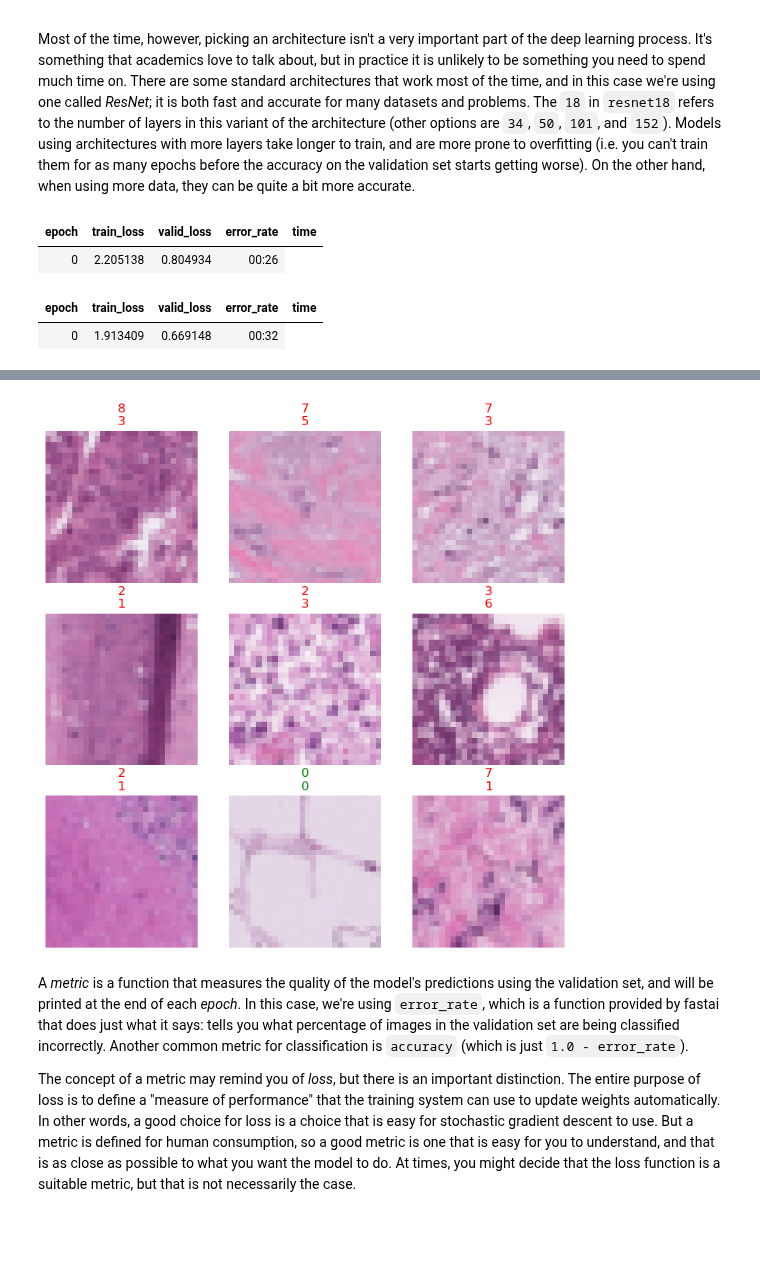
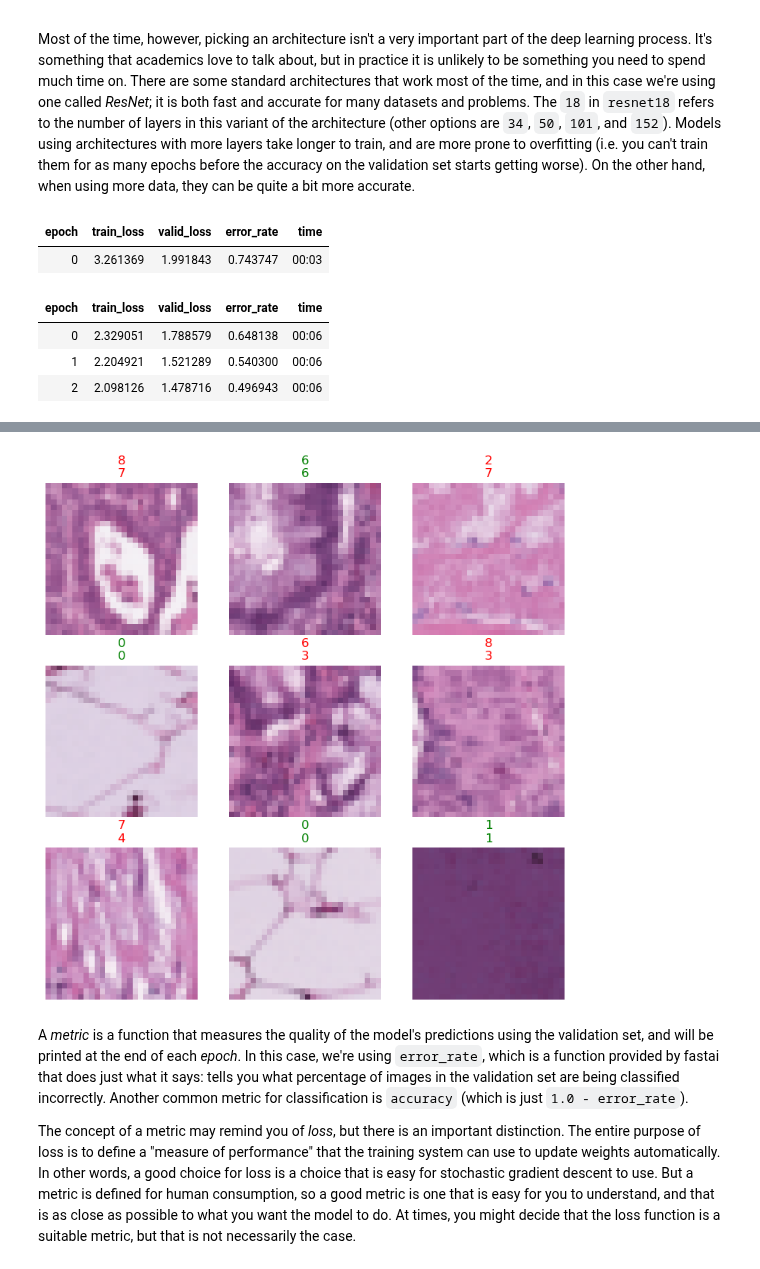
Before and after one commit to bmandracchia/ML4BD, a Jupyter notebook: chapters/21_neural networks.ipynb, the cells around one changed output, grey strips where cells are left out. Saved outputs shown, nothing was run; the diff lists cells and outputs as text; code cells hidden in the pictures; blank space fills up the shorter version.

```diff
--- a/chapters/21_neural networks.ipynb
+++ b/chapters/21_neural networks.ipynb
@@ -172,16 +172,14 @@ def medmnist_to_fastai(train_dataset, test_dataset):
 # Convert MedMNIST to DataFrame suitable for Fastai
 df_train, df_test = medmnist_to_fastai(train_dataset, test_dataset)
 
+valid_pct = 0.02 # the validation percentage is low to speed up calculations
+
 # Define DataBlock for Fastai
 dblock = DataBlock(
     blocks=(ImageBlock(PILImage), CategoryBlock),
     get_x=ColReader('image'),
     get_y=ColReader('label'),
-    splitter=RandomSplitter(valid_pct=0.2),
+    splitter=RandomSplitter(valid_pct=valid_pct),
     #item_tfms=Resize(28),
     batch_tfms=aug_transforms()
 )
-
-# Create DataLoaders
-dls = dblock.dataloaders(df_train, bs=64)
-dls.show_batch(cmap='gray')
@@ -191,0 +231,4 @@ In the data block, we define the `Transform`s that we need. A `Transform` contai
+# %%
+# Create DataLoaders
+n = 500
+dls = dblock.dataloaders(df_train, bs=64, n=n) # to speed up training we use only 500 images from the training dataset, you can either change the number or remove it to use the whole dataset.
@@ -200,24 +249,25 @@ CNN it's the current state-of-the-art approach to creating computer vision model
 
 Most of the time, however, picking an architecture isn't a very important part of the deep learning process. It's something that academics love to talk about, but in practice it is unlikely to be something you need to spend much time on. There are some standard architectures that work most of the time, and in this case we're using one called _ResNet_; it is both fast and accurate for many datasets and problems. The `18` in `resnet18` refers to the number of layers in this variant of the architecture (other options are `34`, `50`, `101`, and `152`). Models using architectures with more layers take longer to train, and are more prone to overfitting (i.e. you can't train them for as many epochs before the accuracy on the validation set starts getting worse). On the other hand, when using more data, they can be quite a bit more accurate.
 # %%
-
 # Train the model using a ResNet architecture
 learn = vision_learner(dls,
                        resnet18,
                        metrics=error_rate,
-                       cbs=ShortEpochCallback(.01, short_valid=False),
+                       # cbs=ShortEpochCallback(.01, short_valid=False),
                        )
-learn.fine_tune(1)
+learn.fine_tune(3)
 
 # Show some results
 learn.show_results()
 # %% [output]
 | epoch | train_loss | valid_loss | error_rate | time |
-| 0 | 2.205138 | 0.804934 | 00:26 |
+| 0 | 3.261369 | 1.991843 | 0.743747 | 00:03 |
 | epoch | train_loss | valid_loss | error_rate | time |
-| 0 | 1.913409 | 0.669148 | 00:32 |
+| 0 | 2.329051 | 1.788579 | 0.648138 | 00:06 |
+| 1 | 2.204921 | 1.521289 | 0.540300 | 00:06 |
+| 2 | 2.098126 | 1.478716 | 0.496943 | 00:06 |
 [interactive output not drawn]
-[figure, old version]
+[figure, new version]
 # %% [markdown]
 A *metric* is a function that measures the quality of the model's predictions using the validation set, and will be printed at the end of each *epoch*. In this case, we're using `error_rate`, which is a function provided by fastai that does just what it says: tells you what percentage of images in the validation set are being classified incorrectly. Another common metric for classification is `accuracy` (which is just `1.0 - error_rate`).
 
```
Also changed, not shown: parts of 26 cells of this notebook, 2 other files.
